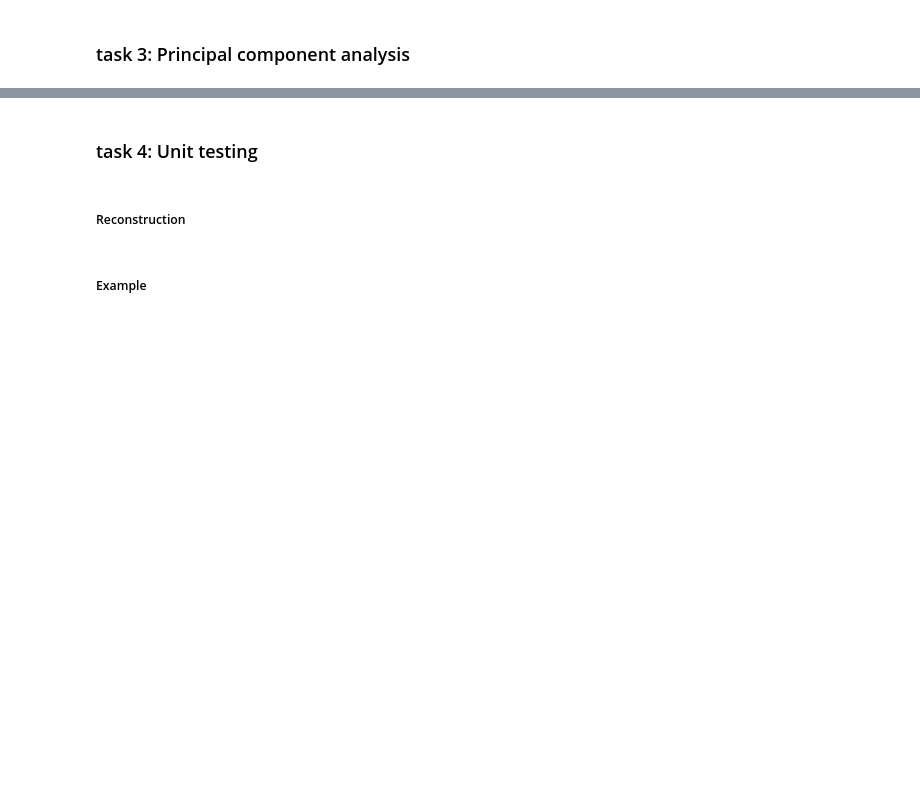
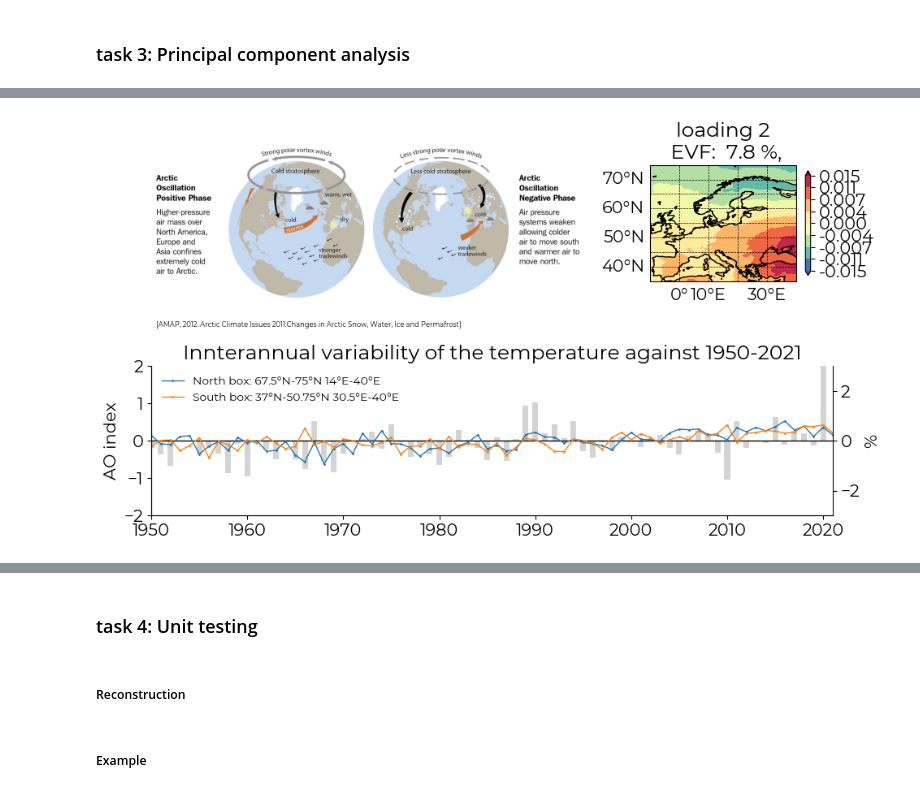
Before and after one commit to birrwahn/Model_DA, a Jupyter notebook: MDA_UE3_VOLPERT.ipynb, the cells around one changed output, grey strips where cells are left out. Cells and saved outputs as stored; diff of their text form; code cells hidden in the pictures; blank space fills up the shorter version.

```diff
--- a/MDA_UE3_VOLPERT.ipynb
+++ b/MDA_UE3_VOLPERT.ipynb
@@ -279,0 +361,68 @@ f2.savefig('PCA_ERA5.png', format='png', dpi=150)
+# %%
+load2 = region.sel(eigenvalues=region.eigenvalues[1])
+idxN = load2.where(load2.pca_loadings <= -0.009, drop=True).squeeze()
+idxS = load2.where(load2.pca_loadings >= 0.011, drop=True).squeeze()
+Slon = slice(idxS.longitude.min(), idxS.longitude.max())
+Slat = slice(idxS.latitude.max(), idxS.latitude.min())
+Nlon = slice(idxN.longitude.min(), idxN.longitude.max())
+Nlat = slice(idxN.latitude.max(), idxN.latitude.min())
+South = load2.sel(longitude=Slon, latitude=Slat).mean(
+    ['longitude', 'latitude'])
+North = load2.sel(longitude=Nlon, latitude=Nlat).mean(
+    ['longitude', 'latitude'])
+# %%
+font = {'sans-serif': 'Montserrat', 'size': 6}
+plt.rc('font', **font)
+
+fload2 = plt.figure(figsize=(10, 8))
+g = gridspec.GridSpec(3, 3)
+
+AOim = image.imread("AO.jpg", format='jpg')
+axAO = fload2.add_subplot(g[0, 0:2])
+axAO.imshow(AOim)
+axAO.annotate('[AMAP, 2012. Arctic Climate Issues 2011:'
+              + 'Changes in Arctic Snow, Water, Ice and Permafrost]',
+              (0, 0), (0, -20), fontsize=6,
+              xycoords='axes fraction', textcoords='offset points', va='top')
+axAO.axis('off')
+
+
+axload2 = fload2.add_subplot(g[0, 2], projection=cpy.crs.PlateCarree())
+pm.plot_map(region.sel(eigenvalues=region.eigenvalues[1]).pca_loadings,
+            ax=axload2,
+            extent=[lon1, lon2, lat1, lat2],
+            lat='latitude', lon='longitude',
+            fr='%.3f',
+            colormax=0.015, colormin=-0.015, colorlevels=9,
+            title=f'loading 2'
+            + f'\n EVF:  {round(eigenvalues[2] * 100,1)} %,')
+
+axAOidx = fload2.add_subplot(g[1, 0:3])
+axyear = axAOidx.twinx()
+axyear.axhline(y=0, color='black', linewidth=1)
+axAOidx.bar(North.year, AO,
+            label=f'AO', color='lightgray', width=0.6)
+axyear.plot(North.year,
+            ((North.t2m / North.t2m.mean()) - 1) * 100,
+            label=f'North box: 67.5°N-75°N 14°E-40°E',
+            marker='o', markersize=1,
+            linewidth=1)
+axyear.plot(South.year,
+            ((South.t2m / South.t2m.mean()) - 1) * 100,
+            label=f'South box: 37°N-50.75°N 30.5°E-40°E',
+            marker='o', markersize=1,
+            linewidth=1)
+axyear.set_xlabel('year')
+axyear.set_ylabel('%')
+axyear.set_ylim(-3, 3)
+axAOidx.set_ylim(-2, 2)
+axAOidx.set_ylabel('AO index')
+axyear.set_xlim(1950, 2021)
+axyear.set_title('Innterannual variability of'
+                 + 'the temperature against 1950-2021')
+axyear.legend(frameon=False, fontsize=10, loc='upper left')
+axyear.spines.right.set_visible(True)
+
+fload2.tight_layout();
+# %% [output]
+[figure, added]
```
Also changed, not shown: parts of 41 cells of this notebook.
